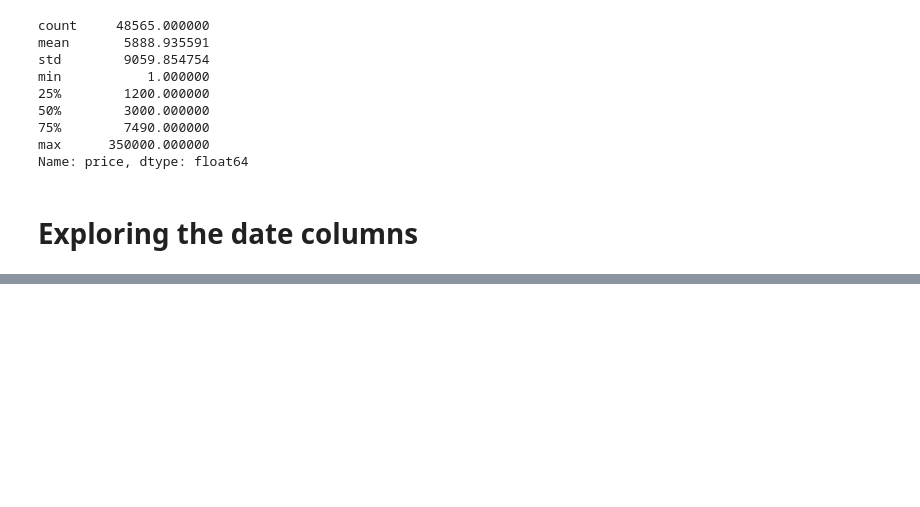
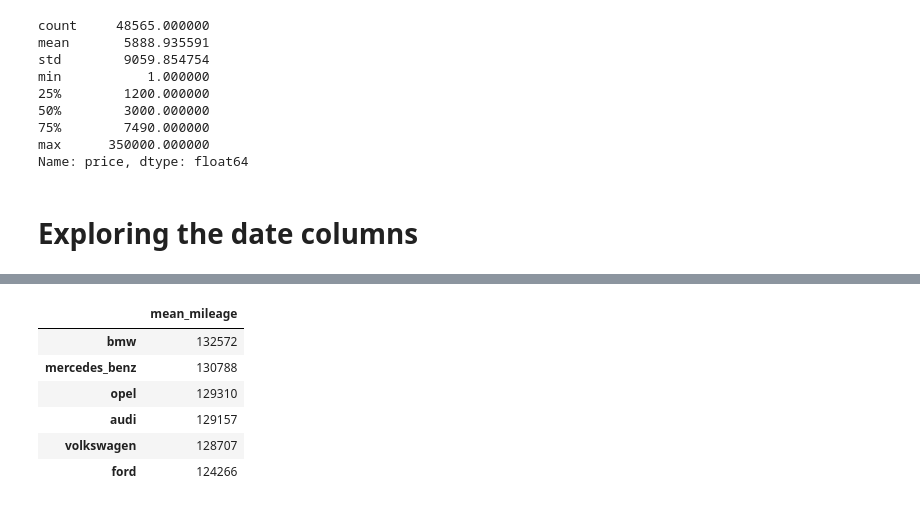
Before and after one commit to dancanyego/Exploring-eBay-Car-Sales-Data, a Jupyter notebook: Exploring car listing on ebay.ipynb, the cells around one changed output, grey strips where cells are left out. Drawn from its saved outputs; the diff is of its cells as text; code cells hidden in the pictures; blank space fills up the shorter version.

```diff
--- a/Exploring car listing on ebay.ipynb
+++ b/Exploring car listing on ebay.ipynb
@@ -467,0 +480,21 @@ On the top 5 brand, There are distinct price groups
+# %%
+brand_mean_mileage = {}
+
+for brand in common_brands:
+    brand_only = autos[autos["brand"] == brand]
+    mean_mileage = brand_only["odometer_km"].mean()
+    brand_mean_mileage[brand] = int(mean_mileage)
+
+mean_mileage = pd.Series(brand_mean_mileage).sort_values(ascending=False)
+mean_prices = pd.Series(brand_mean_prices).sort_values(ascending=False)
+# %%
+brand_info = pd.DataFrame(mean_mileage,columns=['mean_mileage'])
+brand_info
+# %% [output]
+|  | mean_mileage |
+| bmw | 132572 |
+| mercedes_benz | 130788 |
+| opel | 129310 |
+| audi | 129157 |
+| volkswagen | 128707 |
+| ford | 124266 |
```
Also changed, not shown: parts of 43 cells of this notebook.
